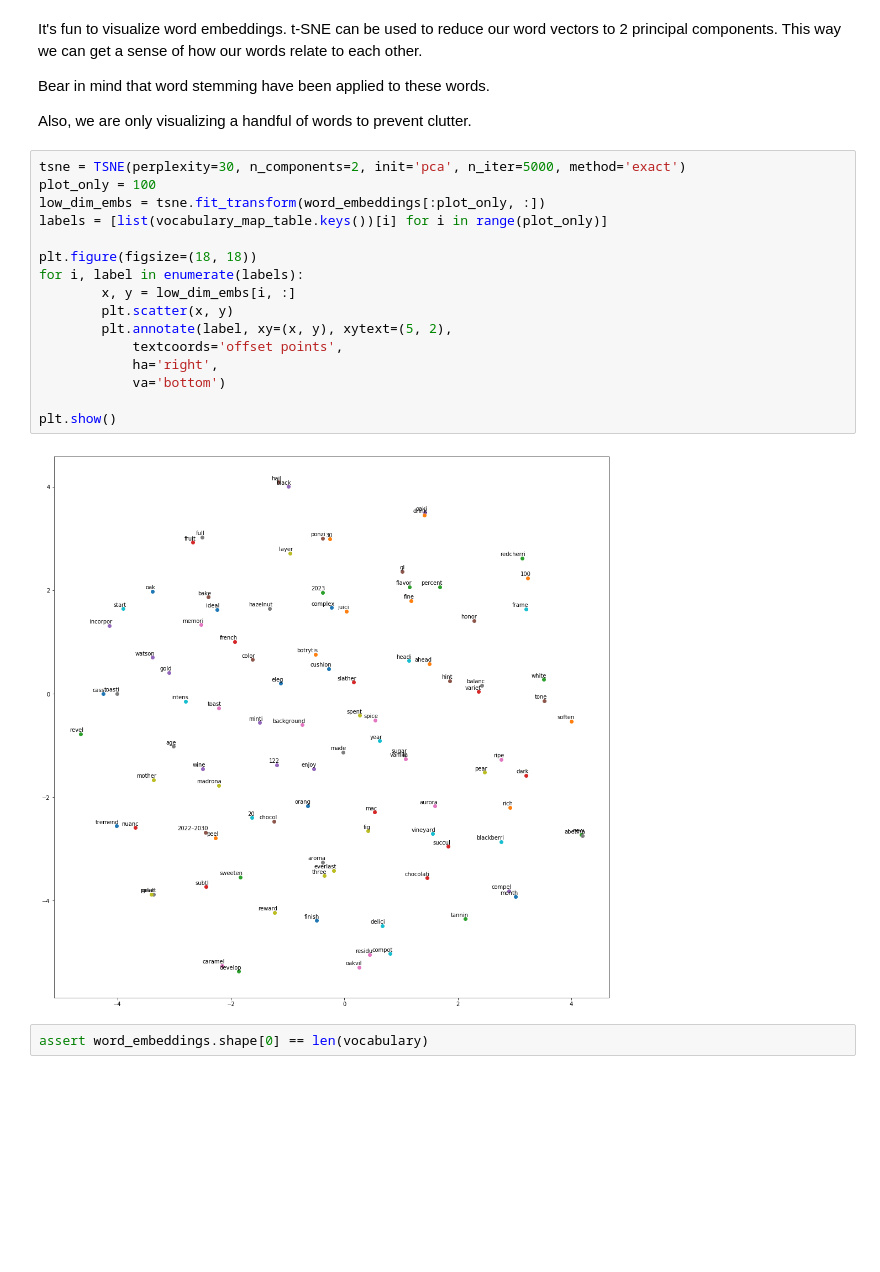
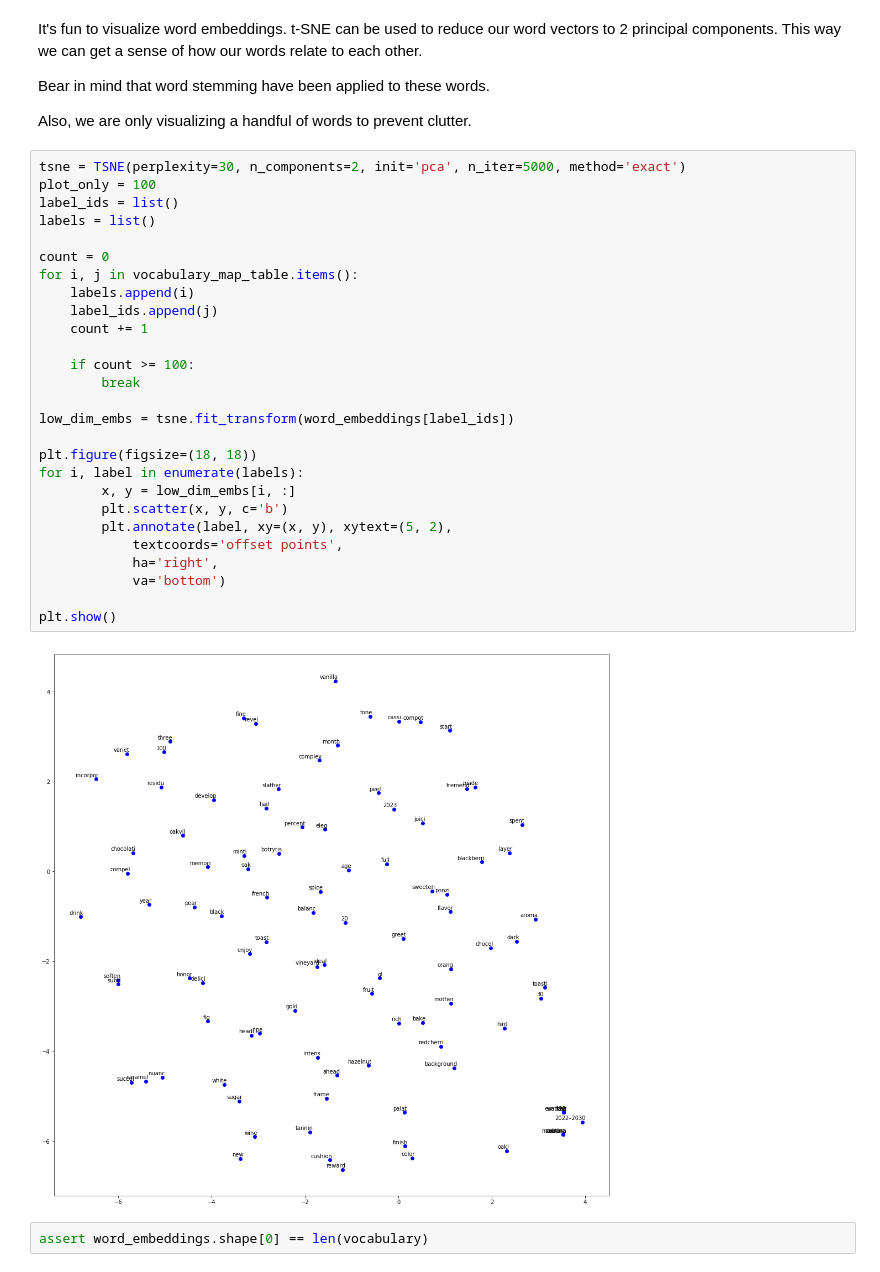
Before and after one commit to johannesharmse/wine_nlp, a Jupyter notebook: src/EDA/EDA.ipynb, the cells around one changed output. Cells and saved outputs as stored; diff of their text form; blank space fills up the shorter version.

Commit message:
Fix word embedding plot

```diff
--- a/src/EDA/EDA.ipynb
+++ b/src/EDA/EDA.ipynb
@@ -557,21 +563,32 @@ Also, we are only visualizing a handful of words to prevent clutter.
 # %%
 tsne = TSNE(perplexity=30, n_components=2, init='pca', n_iter=5000, method='exact')
 plot_only = 100
-low_dim_embs = tsne.fit_transform(word_embeddings[:plot_only, :])
-labels = [list(vocabulary_map_table.keys())[i] for i in range(plot_only)]
+label_ids = list()
+labels = list()
+
+count = 0
+for i, j in vocabulary_map_table.items():
+    labels.append(i)
+    label_ids.append(j)
+    count += 1
+
+    if count >= 100:
+        break
+
+low_dim_embs = tsne.fit_transform(word_embeddings[label_ids])
 
 plt.figure(figsize=(18, 18))
 for i, label in enumerate(labels):
         x, y = low_dim_embs[i, :]
-        plt.scatter(x, y)
+        plt.scatter(x, y, c='b')
         plt.annotate(label, xy=(x, y), xytext=(5, 2),
             textcoords='offset points',
             ha='right',
             va='bottom')
 
 plt.show()
 # %% [output]
-[figure, old version]
+[figure, new version]
 # %%
 assert word_embeddings.shape[0] == len(vocabulary)
 # %% [markdown]
```
Also changed, not shown: parts of 5 cells of this notebook.
